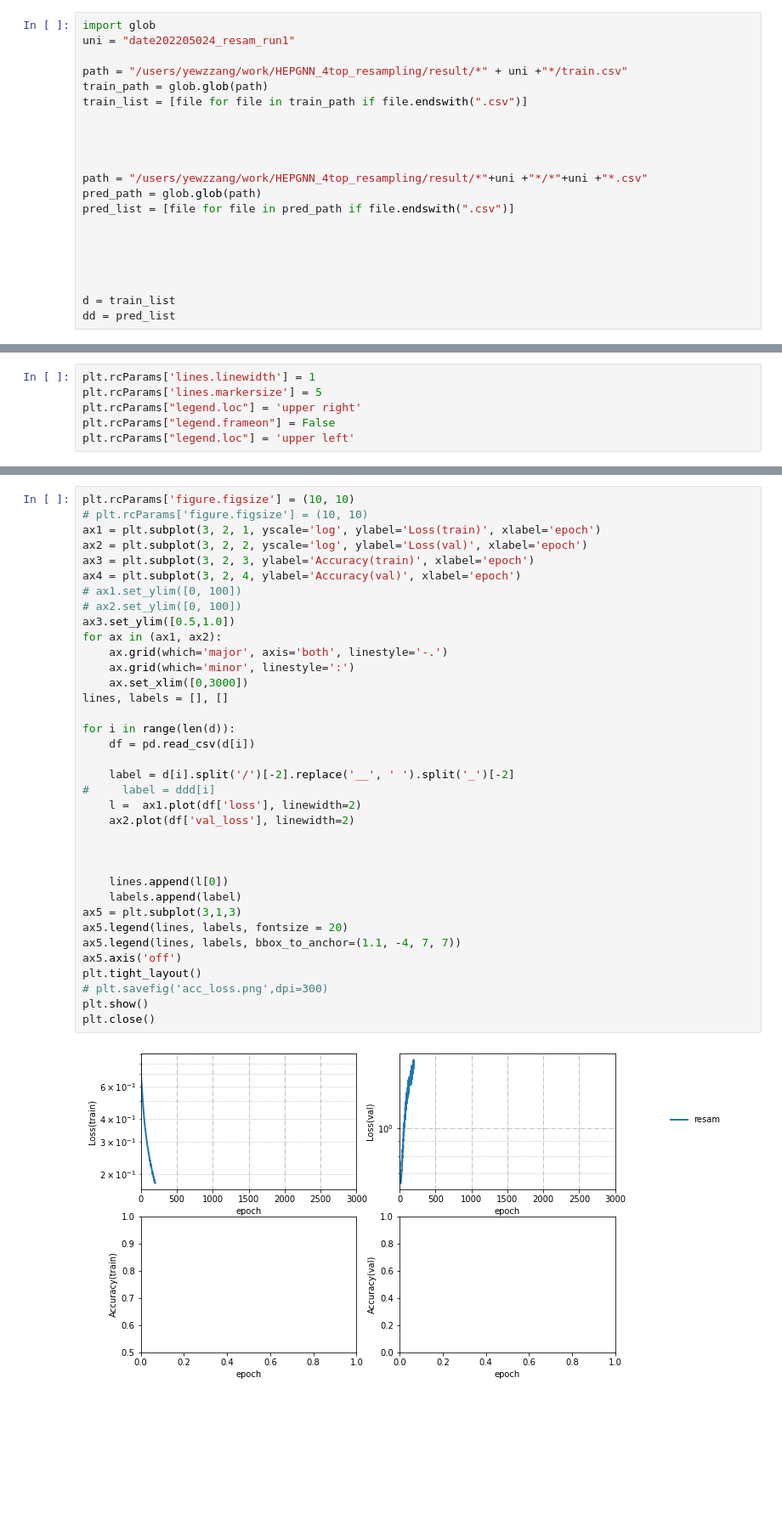
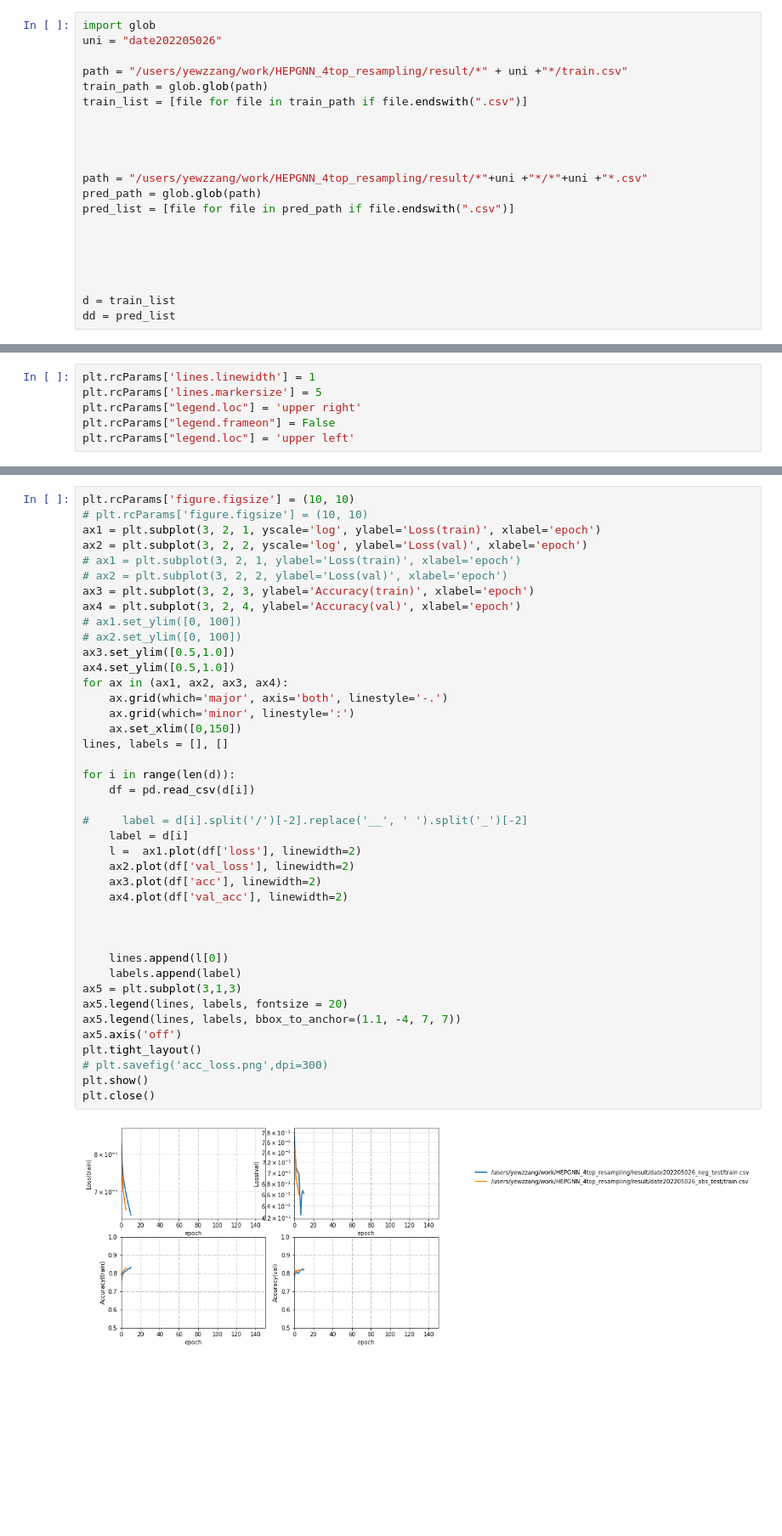
Before and after one commit to chyoo92/HEPGNN_4top_resampling, a Jupyter notebook: acc_loss.ipynb, the cells around one changed output, grey strips where cells are left out. Shown at 85% size. Cells and saved outputs as stored; diff of their text form; blank space fills up the shorter version.

```diff
--- a/acc_loss.ipynb
+++ b/acc_loss.ipynb
@@ -4,7 +4,7 @@ import pandas as pd
 import os
 # %%
 import glob
-uni = "date202205024_resam_run1"
+uni = "date202205026"
 
 path = "/users/yewzzang/work/HEPGNN_4top_resampling/result/*" + uni +"*/train.csv"
 train_path = glob.glob(path)
@@ -97,36 +45,41 @@ plt.rcParams['figure.figsize'] = (10, 10)
 # plt.rcParams['figure.figsize'] = (10, 10)
 ax1 = plt.subplot(3, 2, 1, yscale='log', ylabel='Loss(train)', xlabel='epoch')
 ax2 = plt.subplot(3, 2, 2, yscale='log', ylabel='Loss(val)', xlabel='epoch')
+# ax1 = plt.subplot(3, 2, 1, ylabel='Loss(train)', xlabel='epoch')
+# ax2 = plt.subplot(3, 2, 2, ylabel='Loss(val)', xlabel='epoch')
 ax3 = plt.subplot(3, 2, 3, ylabel='Accuracy(train)', xlabel='epoch')
 ax4 = plt.subplot(3, 2, 4, ylabel='Accuracy(val)', xlabel='epoch')
 # ax1.set_ylim([0, 100])
 # ax2.set_ylim([0, 100])
 ax3.set_ylim([0.5,1.0])
-for ax in (ax1, ax2):
+ax4.set_ylim([0.5,1.0])
+for ax in (ax1, ax2, ax3, ax4):
     ax.grid(which='major', axis='both', linestyle='-.')
     ax.grid(which='minor', linestyle=':')
-    ax.set_xlim([0,3000])
+    ax.set_xlim([0,150])
 lines, labels = [], []
 
 for i in range(len(d)):
     df = pd.read_csv(d[i])
 
-    label = d[i].split('/')[-2].replace('__', ' ').split('_')[-2]
-#     label = ddd[i]
+#     label = d[i].split('/')[-2].replace('__', ' ').split('_')[-2]
+    label = d[i]
     l =  ax1.plot(df['loss'], linewidth=2)
     ax2.plot(df['val_loss'], linewidth=2)
+    ax3.plot(df['acc'], linewidth=2)
+    ax4.plot(df['val_acc'], linewidth=2)
 
 
 
     lines.append(l[0])
     labels.append(label)
 ax5 = plt.subplot(3,1,3)
 ax5.legend(lines, labels, fontsize = 20)
 ax5.legend(lines, labels, bbox_to_anchor=(1.1, -4, 7, 7))
 ax5.axis('off')
 plt.tight_layout()
 # plt.savefig('acc_loss.png',dpi=300)
 plt.show()
 plt.close()
 # %% [output]
-[figure, old version]
+[figure, new version]
```
Also changed, not shown: parts of 8 cells of this notebook, 1 other file.
